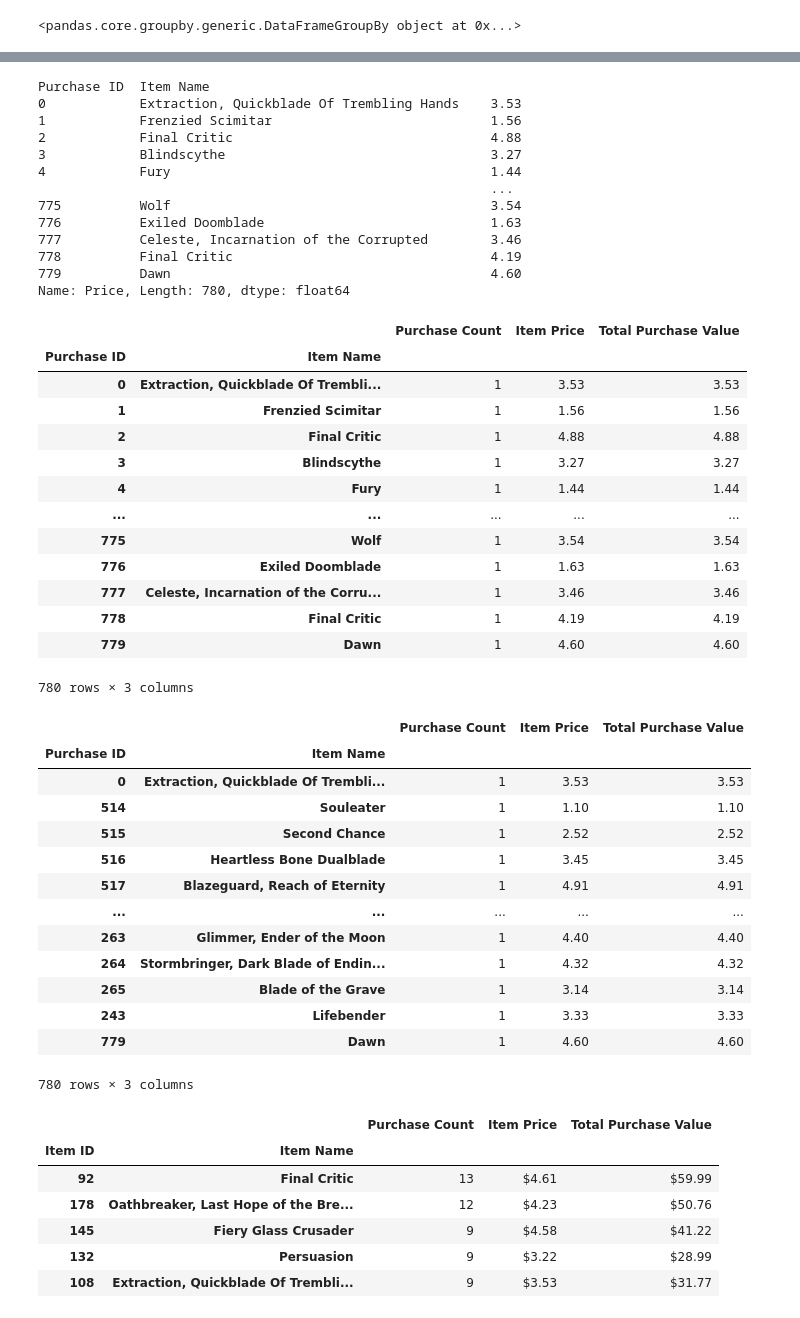
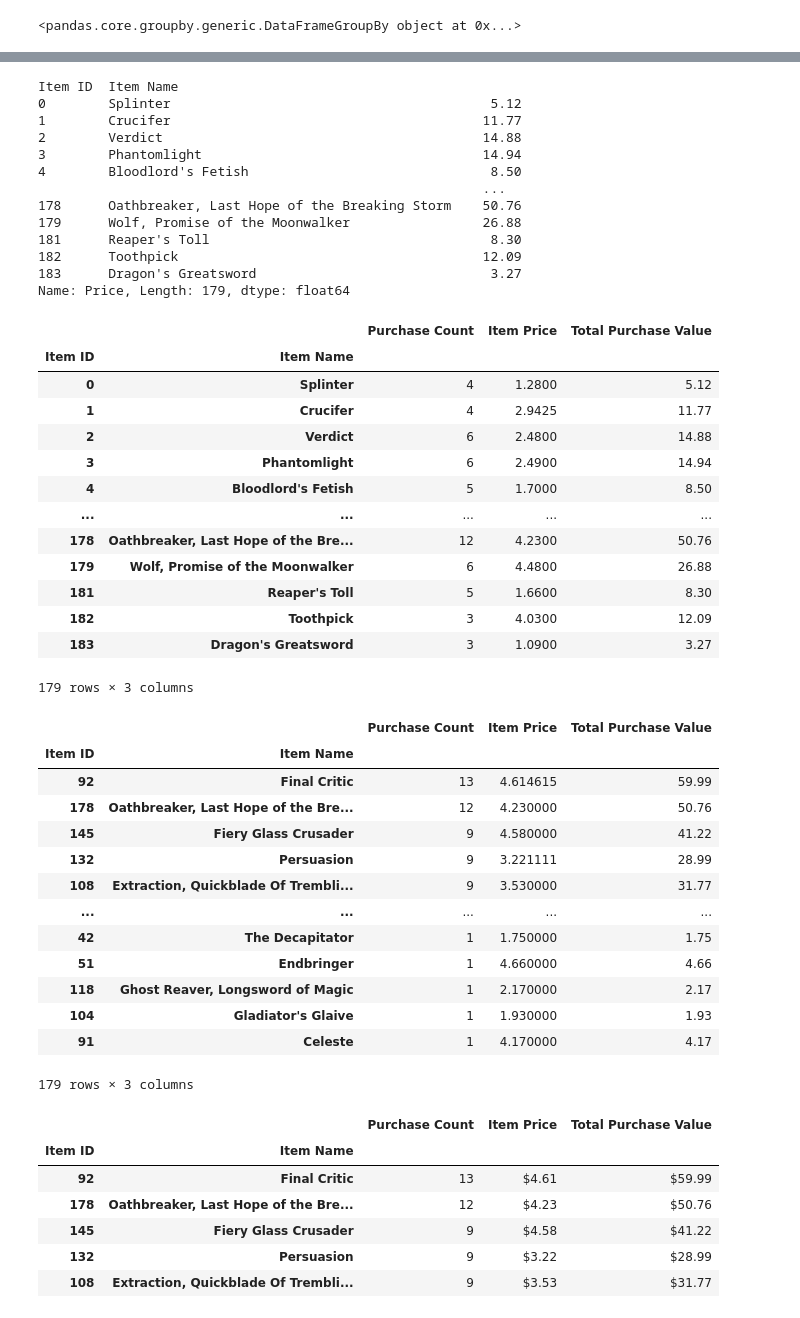
Before and after one commit to E-Weber/pandas-challenge, a Jupyter notebook: HeroesOfPymoli/HeroesOfPymoli_starter.ipynb, the cells around one changed output, grey strips where cells are left out. Saved outputs shown, nothing was run; the diff lists cells and outputs as text; code cells hidden in the pictures.

Commit message:
Everything but most formatting

```diff
--- a/HeroesOfPymoli/HeroesOfPymoli_starter.ipynb
+++ b/HeroesOfPymoli/HeroesOfPymoli_starter.ipynb
@@ -499,11 +468,11 @@ pop_df
 | 779 | 779 | Dawn | 4.60 |
 780 rows × 3 columns
 # %%
-pop_grouped = purchase_data.groupby(["Purchase ID", "Item Name"])
+pop_grouped = purchase_data.groupby(["Item ID", "Item Name"])
 pop_grouped
 # %% [output]
 <pandas.core.groupby.generic.DataFrameGroupBy object at 0x...>
 # %%
-pop_count = pop_grouped["Item Name"].count()
+pop_count = pop_grouped["Age"].count()
 pop_count
 # %% [output]
@@ -541,55 +510,55 @@ Name: Price, Length: 780, dtype: float64
 pop_value_total = pop_grouped['Price'].sum()
 pop_value_total
 # %% [output]
-Purchase ID  Item Name
-0            Extraction, Quickblade Of Trembling Hands    3.53
-1            Frenzied Scimitar                            1.56
-2            Final Critic                                 4.88
-3            Blindscythe                                  3.27
-4            Fury                                         1.44
-                                                          ...
-775          Wolf                                         3.54
-776          Exiled Doomblade                             1.63
-777          Celeste, Incarnation of the Corrupted        3.46
-778          Final Critic                                 4.19
-779          Dawn                                         4.60
-Name: Price, Length: 780, dtype: float64
+Item ID  Item Name
+0        Splinter                                         5.12
+1        Crucifer                                        11.77
+2        Verdict                                         14.88
+3        Phantomlight                                    14.94
+4        Bloodlord's Fetish                               8.50
+                                                         ...
+178      Oathbreaker, Last Hope of the Breaking Storm    50.76
+179      Wolf, Promise of the Moonwalker                 26.88
+181      Reaper's Toll                                    8.30
+182      Toothpick                                       12.09
+183      Dragon's Greatsword                              3.27
+Name: Price, Length: 179, dtype: float64
 # %%
 most_pop = pd.DataFrame({"Purchase Count": pop_count, "Item Price": pop_avg, "Total Purchase Value": pop_value_total})
 most_pop
 # %% [output]
 |  |  | Purchase Count | Item Price | Total Purchase Value |
-| Purchase ID | Item Name |  |  |  |
-| 0 | Extraction, Quickblade Of Trembli... | 1 | 3.53 | 3.53 |
-| 1 | Frenzied Scimitar | 1 | 1.56 | 1.56 |
-| 2 | Final Critic | 1 | 4.88 | 4.88 |
-| 3 | Blindscythe | 1 | 3.27 | 3.27 |
-| 4 | Fury | 1 | 1.44 | 1.44 |
+| Item ID | Item Name |  |  |  |
+| 0 | Splinter | 4 | 1.2800 | 5.12 |
+| 1 | Crucifer | 4 | 2.9425 | 11.77 |
+| 2 | Verdict | 6 | 2.4800 | 14.88 |
+| 3 | Phantomlight | 6 | 2.4900 | 14.94 |
+| 4 | Bloodlord's Fetish | 5 | 1.7000 | 8.50 |
 | ... | ... | ... | ... | ... |
-| 775 | Wolf | 1 | 3.54 | 3.54 |
-| 776 | Exiled Doomblade | 1 | 1.63 | 1.63 |
-| 777 | Celeste, Incarnation of the Corru... | 1 | 3.46 | 3.46 |
-| 778 | Final Critic | 1 | 4.19 | 4.19 |
-| 779 | Dawn | 1 | 4.60 | 4.60 |
+| 178 | Oathbreaker, Last Hope of the Bre... | 12 | 4.2300 | 50.76 |
+| 179 | Wolf, Promise of the Moonwalker | 6 | 4.4800 | 26.88 |
+| 181 | Reaper's Toll | 5 | 1.6600 | 8.30 |
+| 182 | Toothpick | 3 | 4.0300 | 12.09 |
+| 183 | Dragon's Greatsword | 3 | 1.0900 | 3.27 |
-780 rows × 3 columns
+179 rows × 3 columns
 # %%
-most_pop = most_pop.sort_values("Purchase Count", ascending = True)
+most_pop = most_pop.sort_values("Purchase Count", ascending = False)
 most_pop
 # %% [output]
 |  |  | Purchase Count | Item Price | Total Purchase Value |
-| Purchase ID | Item Name |  |  |  |
-| 0 | Extraction, Quickblade Of Trembli... | 1 | 3.53 | 3.53 |
-| 514 | Souleater | 1 | 1.10 | 1.10 |
-| 515 | Second Chance | 1 | 2.52 | 2.52 |
-| 516 | Heartless Bone Dualblade | 1 | 3.45 | 3.45 |
-| 517 | Blazeguard, Reach of Eternity | 1 | 4.91 | 4.91 |
+| Item ID | Item Name |  |  |  |
+| 92 | Final Critic | 13 | 4.614615 | 59.99 |
+| 178 | Oathbreaker, Last Hope of the Bre... | 12 | 4.230000 | 50.76 |
+| 145 | Fiery Glass Crusader | 9 | 4.580000 | 41.22 |
+| 132 | Persuasion | 9 | 3.221111 | 28.99 |
+| 108 | Extraction, Quickblade Of Trembli... | 9 | 3.530000 | 31.77 |
 | ... | ... | ... | ... | ... |
-| 263 | Glimmer, Ender of the Moon | 1 | 4.40 | 4.40 |
-| 264 | Stormbringer, Dark Blade of Endin... | 1 | 4.32 | 4.32 |
-| 265 | Blade of the Grave | 1 | 3.14 | 3.14 |
-| 243 | Lifebender | 1 | 3.33 | 3.33 |
-| 779 | Dawn | 1 | 4.60 | 4.60 |
+| 42 | The Decapitator | 1 | 1.750000 | 1.75 |
+| 51 | Endbringer | 1 | 4.660000 | 4.66 |
+| 118 | Ghost Reaver, Longsword of Magic | 1 | 2.170000 | 2.17 |
+| 104 | Gladiator's Glaive | 1 | 1.930000 | 1.93 |
+| 91 | Celeste | 1 | 4.170000 | 4.17 |
-780 rows × 3 columns
+179 rows × 3 columns
 # %%
 # %% [output]
 |  |  | Purchase Count | Item Price | Total Purchase Value |
```
Also changed, not shown: parts of 13 cells of this notebook.
